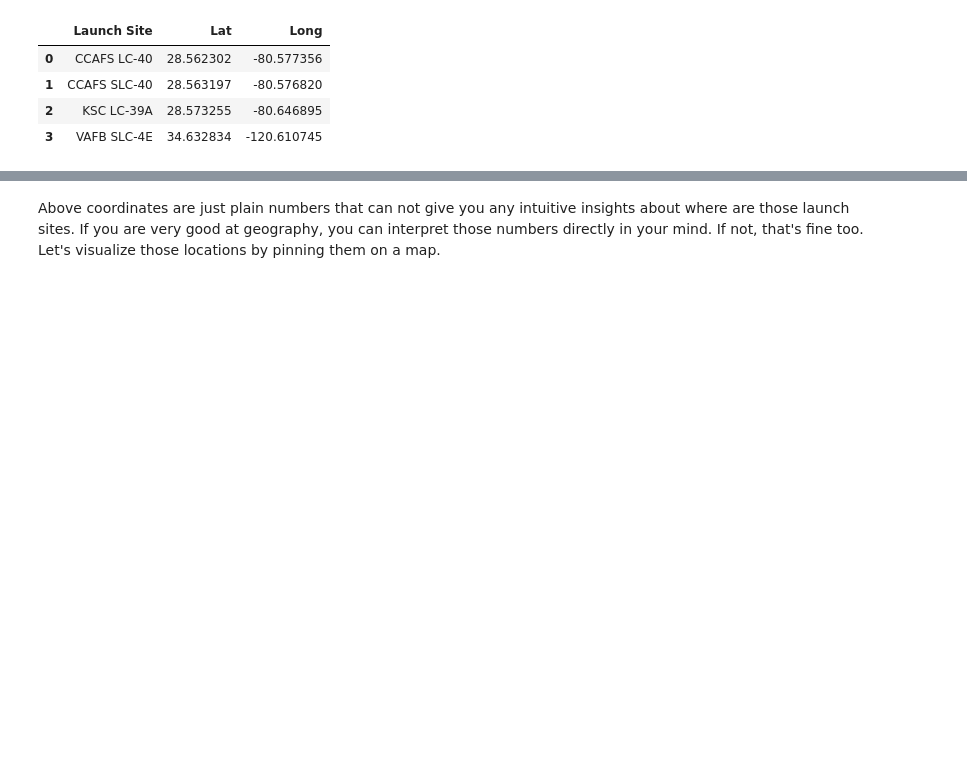
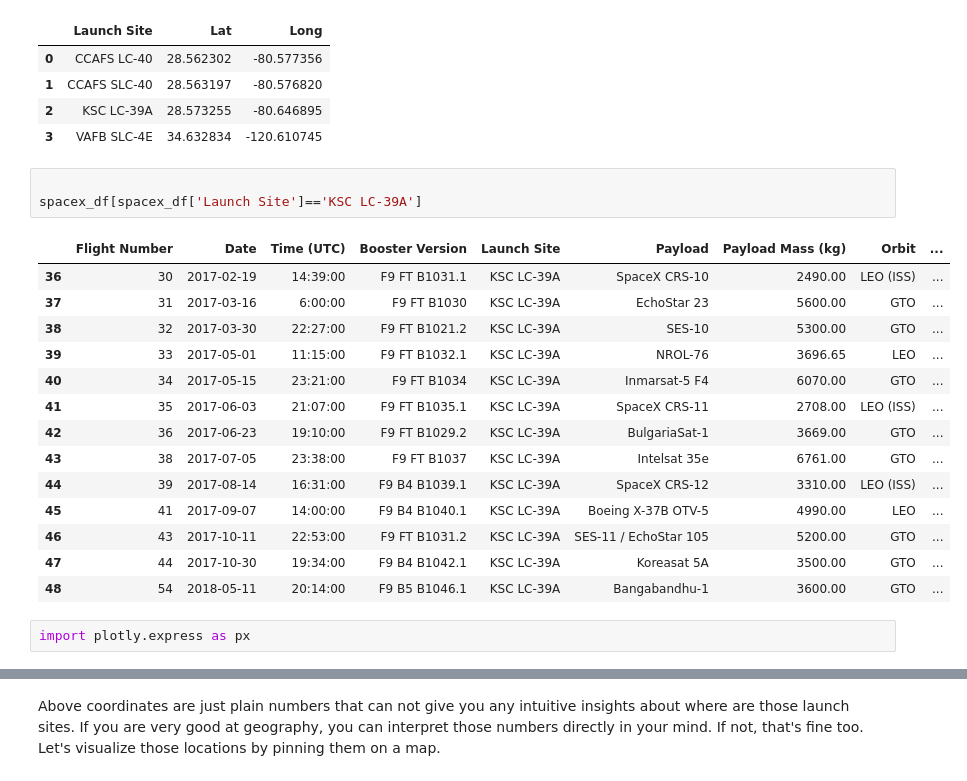
Before and after one commit to vamsi6-kvk/Data-Science-Course, a Jupyter notebook: lab_jupyter_launch_site_location.jupyterlite.ipynb, the cells around one changed output, grey strips where cells are left out. Drawn from its saved outputs; the diff is of its cells as text; blank space fills up the shorter version.

Commit message:
Launch site analysis

```diff
--- a/lab_jupyter_launch_site_location.jupyterlite.ipynb
+++ b/lab_jupyter_launch_site_location.jupyterlite.ipynb
@@ -71,3 +72,23 @@ launch_sites_df
 | 1 | CCAFS SLC-40 | 28.563197 | -80.576820 |
 | 2 | KSC LC-39A | 28.573255 | -80.646895 |
 | 3 | VAFB SLC-4E | 34.632834 | -120.610745 |
+# %%
+
+spacex_df[spacex_df['Launch Site']=='KSC LC-39A']
+# %% [output]
+|  | Flight Number | Date | Time (UTC) | Booster Version | Launch Site | Payload | Payload Mass (kg) | Orbit | ... |
+| 36 | 30 | 2017-02-19 | 14:39:00 | F9 FT B1031.1 | KSC LC-39A | SpaceX CRS-10 | 2490.00 | LEO (ISS) | ... |
+| 37 | 31 | 2017-03-16 | 6:00:00 | F9 FT B1030 | KSC LC-39A | EchoStar 23 | 5600.00 | GTO | ... |
+| 38 | 32 | 2017-03-30 | 22:27:00 | F9 FT B1021.2 | KSC LC-39A | SES-10 | 5300.00 | GTO | ... |
+| 39 | 33 | 2017-05-01 | 11:15:00 | F9 FT B1032.1 | KSC LC-39A | NROL-76 | 3696.65 | LEO | ... |
+| 40 | 34 | 2017-05-15 | 23:21:00 | F9 FT B1034 | KSC LC-39A | Inmarsat-5 F4 | 6070.00 | GTO | ... |
+| 41 | 35 | 2017-06-03 | 21:07:00 | F9 FT B1035.1 | KSC LC-39A | SpaceX CRS-11 | 2708.00 | LEO (ISS) | ... |
+| 42 | 36 | 2017-06-23 | 19:10:00 | F9 FT B1029.2 | KSC LC-39A | BulgariaSat-1 | 3669.00 | GTO | ... |
+| 43 | 38 | 2017-07-05 | 23:38:00 | F9 FT B1037 | KSC LC-39A | Intelsat 35e | 6761.00 | GTO | ... |
+| 44 | 39 | 2017-08-14 | 16:31:00 | F9 B4 B1039.1 | KSC LC-39A | SpaceX CRS-12 | 3310.00 | LEO (ISS) | ... |
+| 45 | 41 | 2017-09-07 | 14:00:00 | F9 B4 B1040.1 | KSC LC-39A | Boeing X-37B OTV-5 | 4990.00 | LEO | ... |
+| 46 | 43 | 2017-10-11 | 22:53:00 | F9 FT B1031.2 | KSC LC-39A | SES-11 / EchoStar 105 | 5200.00 | GTO | ... |
+| 47 | 44 | 2017-10-30 | 19:34:00 | F9 B4 B1042.1 | KSC LC-39A | Koreasat 5A | 3500.00 | GTO | ... |
+| 48 | 54 | 2018-05-11 | 20:14:00 | F9 B5 B1046.1 | KSC LC-39A | Bangabandhu-1 | 3600.00 | GTO | ... |
+# %%
+import plotly.express as px
```
Also changed, not shown: parts of 3 cells of this notebook.
